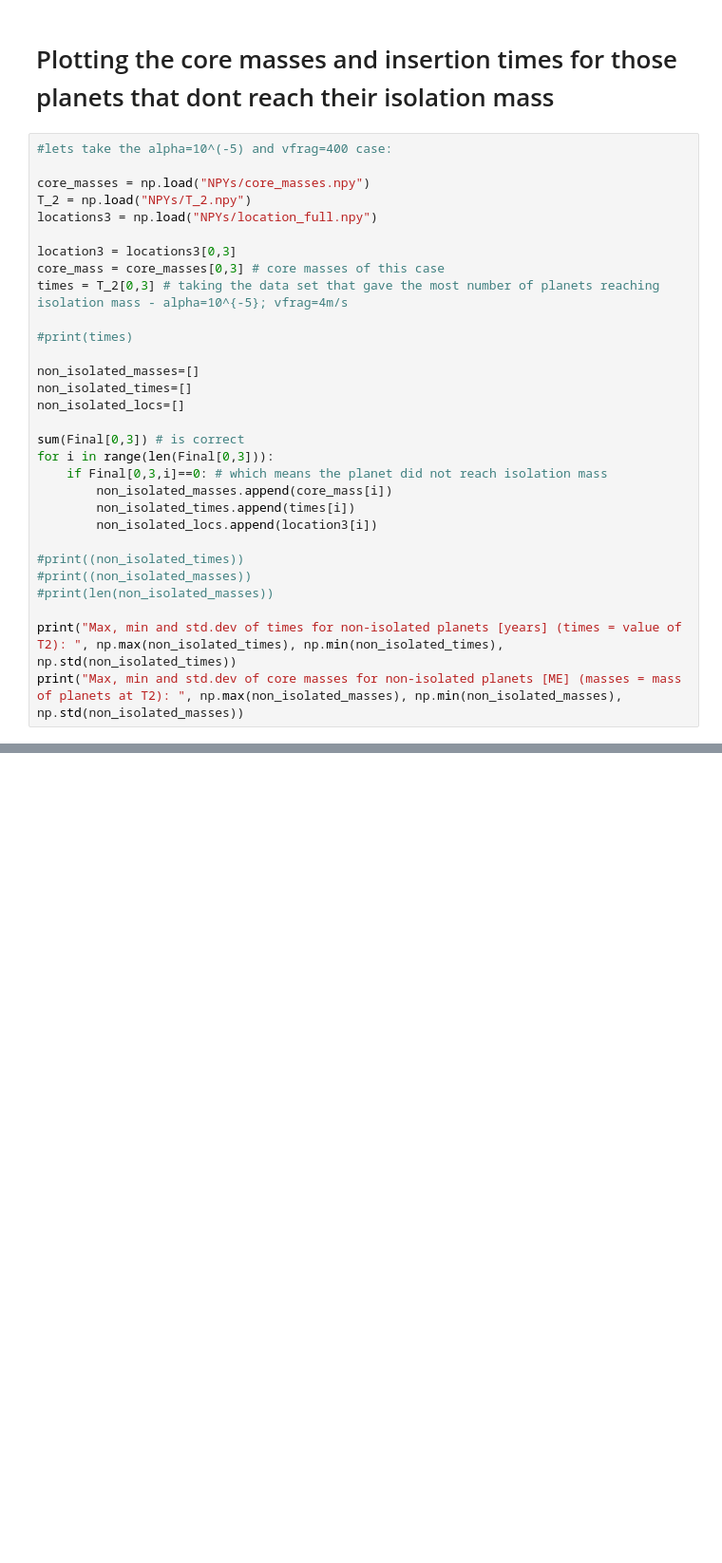
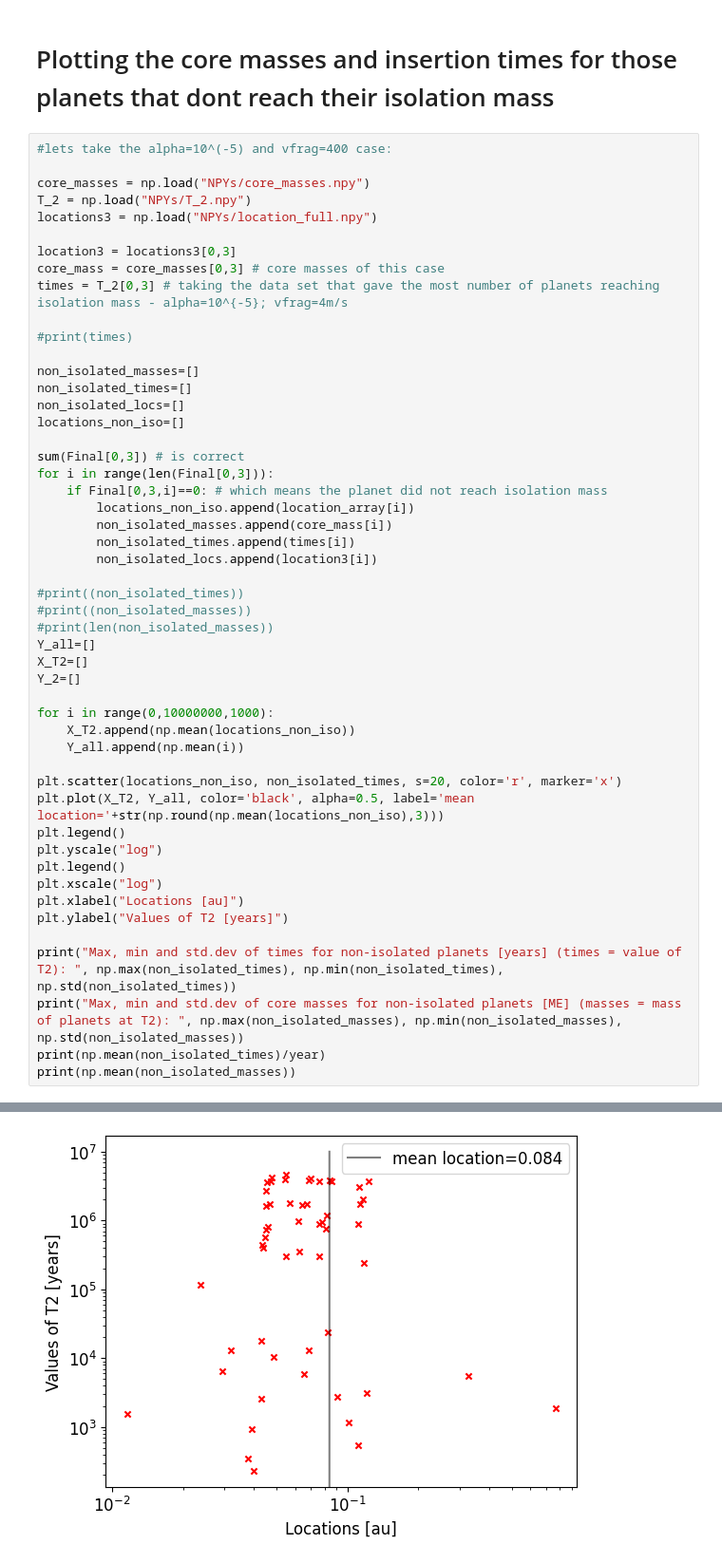
Before and after one commit to JayashreeNarayan/Summer-2023---Pebble-Predictor-Analyses, a Jupyter notebook: Main.ipynb, the cells around one changed output, grey strips where cells are left out. Shown at 95% size. Saved outputs shown, nothing was run; the diff lists cells and outputs as text; blank space fills up the shorter version.

```diff
--- a/Main.ipynb
+++ b/Main.ipynb
@@ -589,10 +589,12 @@ times = T_2[0,3] # taking the data set that gave the most number of planets reac
 non_isolated_masses=[]
 non_isolated_times=[]
 non_isolated_locs=[]
+locations_non_iso=[]
 
 sum(Final[0,3]) # is correct
 for i in range(len(Final[0,3])):
     if Final[0,3,i]==0: # which means the planet did not reach isolation mass
+        locations_non_iso.append(location_array[i])
         non_isolated_masses.append(core_mass[i])
         non_isolated_times.append(times[i])
         non_isolated_locs.append(location3[i])
@@ -600,9 +602,27 @@ for i in range(len(Final[0,3])):
 #print((non_isolated_times))
 #print((non_isolated_masses))
 #print(len(non_isolated_masses))
+Y_all=[]
+X_T2=[]
+Y_2=[]
+
+for i in range(0,10000000,1000):
+    X_T2.append(np.mean(locations_non_iso))
+    Y_all.append(np.mean(i))
+
+plt.scatter(locations_non_iso, non_isolated_times, s=20, color='r', marker='x')
+plt.plot(X_T2, Y_all, color='black', alpha=0.5, label='mean location='+str(np.round(np.mean(locations_non_iso),3)))
+plt.legend()
+plt.yscale("log")
+plt.legend()
+plt.xscale("log")
+plt.xlabel("Locations [au]")
+plt.ylabel("Values of T2 [years]")
 
 print("Max, min and std.dev of times for non-isolated planets [years] (times = value of T2): ", np.max(non_isolated_times), np.min(non_isolated_times), np.std(non_isolated_times))
 print("Max, min and std.dev of core masses for non-isolated planets [ME] (masses = mass of planets at T2): ", np.max(non_isolated_masses), np.min(non_isolated_masses), np.std(non_isolated_masses))
+print(np.mean(non_isolated_times)/year)
+print(np.mean(non_isolated_masses))
 # %% [output]
 Max, min and std.dev of times for non-isolated planets [years] (times = value of T2):  4646385.334434344 231.95342655334983 1508492.9740126815
 Max, min and std.dev of core masses for non-isolated planets [ME] (masses = mass of planets at T2):  0.43429495413694347 4.5125086609088986e-05 0.10286028119813079
@@ -608,0 +631 @@ Max, min and std.dev of core masses for non-isolated planets [ME] (masses = mass
+[figure, added]
```
Also changed, not shown: parts of 2 cells of this notebook, 1 other file.
